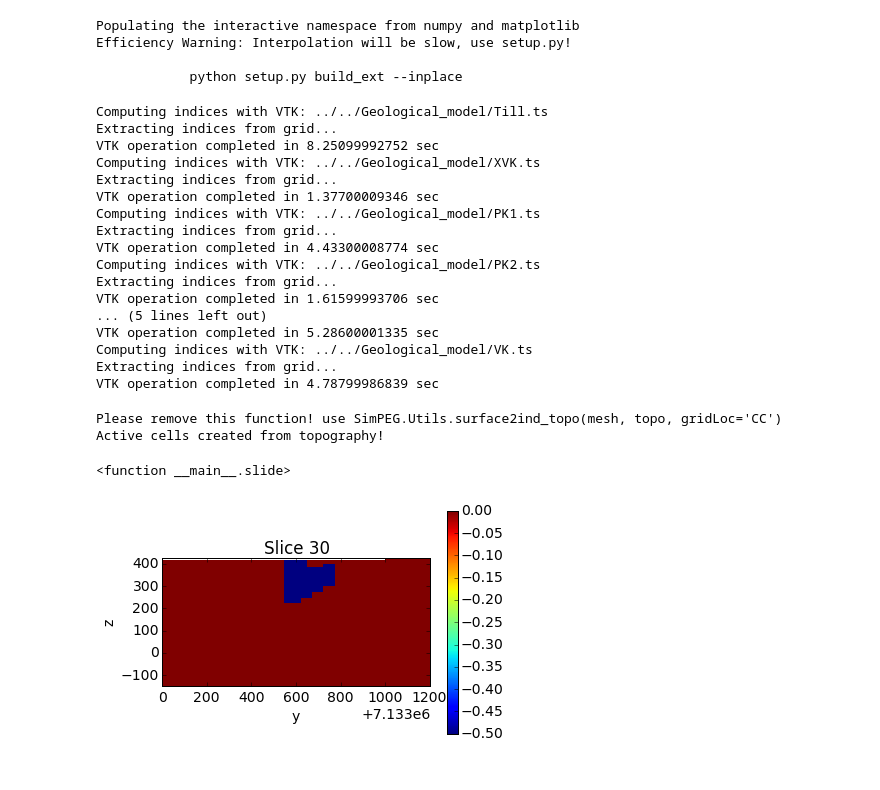
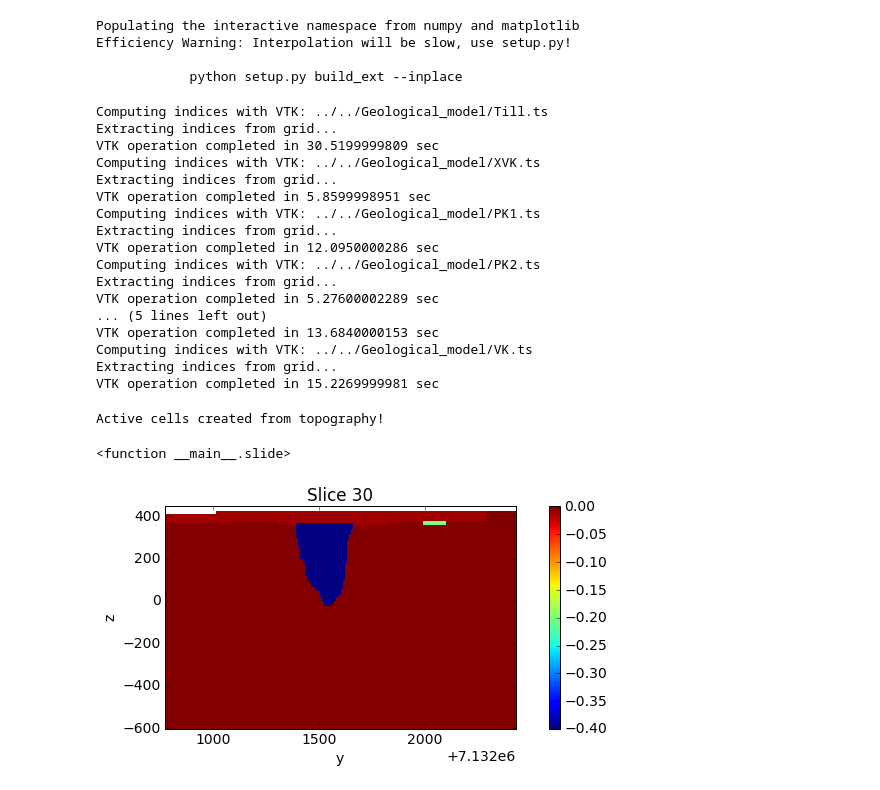
Before and after one commit to simpeg/presentations, a Jupyter notebook: SciPy2016/notebooks/PF/Gravity over TKC.ipynb, the cells around one changed output. Cells and saved outputs as stored; diff of their text form; code cells hidden in the pictures.

Commit message:
PF notebooks and models

```diff
--- a/SciPy2016/notebooks/PF/Gravity over TKC.ipynb
+++ b/SciPy2016/notebooks/PF/Gravity over TKC.ipynb
@@ -55,16 +35,16 @@ model_dir = '../../Geological_model/'
 mesh = Mesh.TensorMesh.readUBC(model_dir+mshfile)
 
 # Create our own mesh!
-csx, csy, csz = 25., 25., 25.
-ncx, ncy, ncz = 48, 48, 20
-npad = 0
+csx, csy, csz = 10., 10., 10.
+ncx, ncy, ncz = 55, 55, 30
+npad = 10
 hx = [(csx,npad, -1.3),(csx,ncx),(csx,npad, 1.3)]
 hy = [(csy,npad, -1.3),(csy,ncy),(csy,npad, 1.3)]
-hz = [(csz,npad, -1.3),(csz,ncz), (csz/2.,6)]
+hz = [(csz,npad, -1.3),(csz,ncz), (10,20)]
 mesh = Mesh.TensorMesh([hx, hy, hz],x0="CCN")
 xc = 300+5.57e5
 yc = 600+7.133e6
-zc = 425.
+zc = 450.
 x0_new = np.r_[mesh.x0[0]+xc, mesh.x0[1]+yc, mesh.x0[2]+zc]
 mesh._x0 = x0_new
 
@@ -73,7 +53,7 @@ mesh._x0 = x0_new
 ndv = -100
 
 # Define survey flight height
-Z_bird = 20.
+Z_bird = 2.
 
 # Read in topo surface
 topofile = model_dir+'TKCtopo.dat'
@@ -88,7 +68,15 @@ geosurf = [
 ]
 # %%
 import time as tm
+import mpl_toolkits.mplot3d as a3
+import matplotlib.colors as colors
+import scipy as sp
+# from mayavi import mlab
+# mlab.close(all=True)
+# fig = plt.figure(figsize=(8,6))
 
+
+# mlab.figure(bgcolor=(1.,1.,1.))
 modelInd = np.ones(mesh.nC)*ndv
 for ii in range(len(geosurf)):
     tin = tm.time()
@@ -97,21 +85,29 @@ for ii in range(len(geosurf)):
     indx = io_utils.surface2inds(T,S,mesh, boundaries=geosurf[ii][1], internal=geosurf[ii][2])
     print "VTK operation completed in " + str(tm.time() - tin) + " sec"
     modelInd[indx] = geosurf[ii][3]
+
+#     S = S-1
+#     mlab.triangular_mesh(T[:,0], T[:,1], T[:,2], S)
+#     mlab.view(azimuth=-45.,distance=1000,elevation=75.)
+
+# arr = mlab.screenshot()
+
+# plt.imshow(arr)
 # %% [output]
 Computing indices with VTK: ../../Geological_model/Till.ts
 Extracting indices from grid...
-VTK operation completed in 8.25099992752 sec
+VTK operation completed in 30.5199999809 sec
 Computing indices with VTK: ../../Geological_model/XVK.ts
 Extracting indices from grid...
-VTK operation completed in 1.37700009346 sec
+VTK operation completed in 5.8599998951 sec
 Computing indices with VTK: ../../Geological_model/PK1.ts
 Extracting indices from grid...
-VTK operation completed in 4.43300008774 sec
+VTK operation completed in 12.0950000286 sec
 Computing indices with VTK: ../../Geological_model/PK2.ts
 Extracting indices from grid...
-VTK operation completed in 1.61599993706 sec
+VTK operation completed in 5.27600002289 sec
 ... (5 lines left out)
-VTK operation completed in 5.28600001335 sec
+VTK operation completed in 13.6840000153 sec
 Computing indices with VTK: ../../Geological_model/VK.ts
 Extracting indices from grid...
-VTK operation completed in 4.78799986839 sec
+VTK operation completed in 15.2269999981 sec
@@ -129,41 +120,39 @@ from scipy.interpolate import NearestNDInterpolator
 
 topo = np.genfromtxt(topofile,skip_header=1)
 # Find the active cells
-actv = PF.Magnetics.getActiveTopo(mesh,topo,'N')
-
+actv = Utils.surface2ind_topo(mesh, topo, gridLoc='N')
+# actv = PF.Magnetics.getActiveTopo(mesh,topo,'N')
 
 # Create active map to go from reduce set to full
 actvMap = Maps.InjectActiveCells(mesh, actv, ndv)
 
 print "Active cells created from topography!"
 # %% [output]
-Please remove this function! use SimPEG.Utils.surface2ind_topo(mesh, topo, gridLoc='CC')
 Active cells created from topography!
 # %%
-# Background density
+# Build model
 
-def getModel(Till=0.0, XVK=-0.5, PK1=-0.5, PK2=-0.5, PK3=-0.5, HK1=-0.5, VK=-0.5, bkgr=0.):
+def getModel(Till=-1e-2, XVK=2e-3, PK1=-0.4, PK2=-0.3, PK3=-0.2, HK1=-0.1, VK=-0.15, bkgr=0.):
     vals = [Till, XVK, PK1, PK2, PK3, HK1, VK]
     model= np.ones(mesh.nC) * bkgr
 
-    for ii, sus in zip(range(7),vals):
-        model[modelInd == ii] = sus
+    for ii, den in zip(range(7),vals):
+        model[modelInd == ii] = den
     return model
 model = getModel()
-dens = getModel()
 model = model[actv]
 # %%
 from ipywidgets.widgets import interact, IntSlider
 # %%
 # Here you can visualize the current model
 m_true = actvMap*model
-#Mesh.TensorMesh.writeModelUBC(mesh,model_dir+"Synthetic_mag.sus",m_true)
+Mesh.TensorMesh.writeModelUBC(mesh,"Synthetic_Grav.den",m_true)
 airc = m_true==ndv
 m_true[airc] = np.nan
 def slide(s,normal):
     colorbar(mesh.plotSlice(m_true, normal=normal, ind=s, clim=np.r_[model.min(), model.max()])[0])
     plt.gca().set_aspect('equal')
 interact(slide, s=(0,60), normal=['X','Y','Z'])
 # %% [output]
 <function __main__.slide>
-[figure, old version]
+[figure, new version]
```
Also changed, not shown: parts of 29 cells of this notebook, 26 other files.
